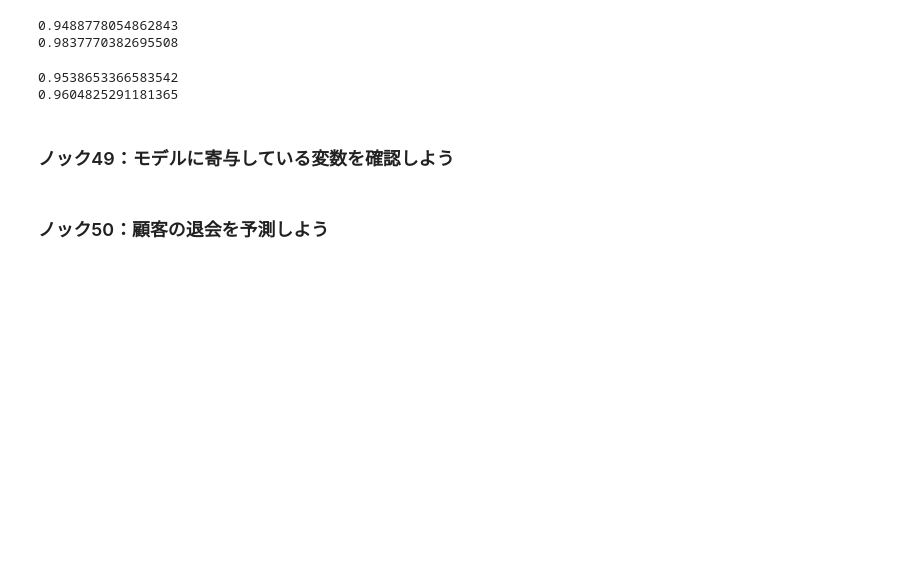
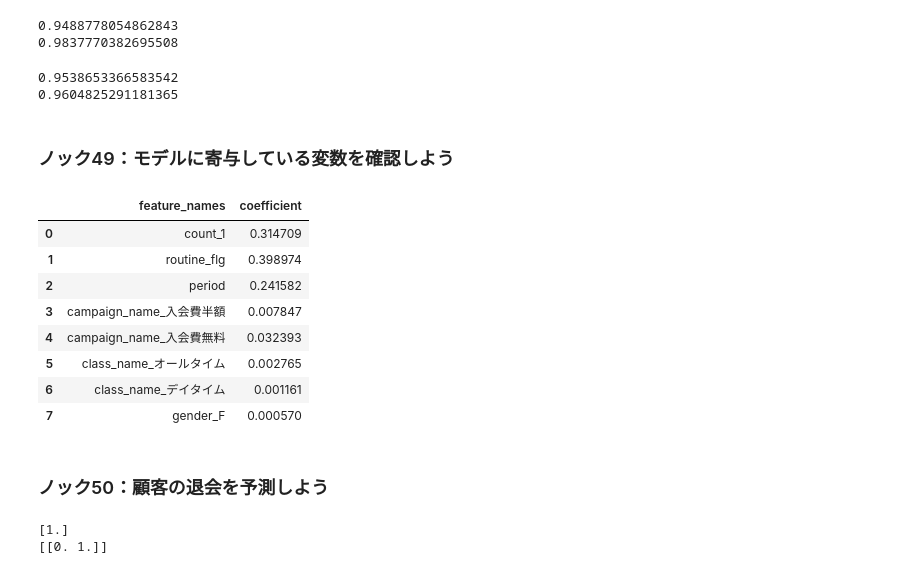
Before and after one commit to Rindrics/anlz100, a Jupyter notebook: chap5/chap5.ipynb, the cells around one changed output. Saved outputs shown, nothing was run; the diff lists cells and outputs as text; code cells hidden in the pictures; blank space fills up the shorter version.

Commit message:
Predict

```diff
--- a/chap5/chap5.ipynb
+++ b/chap5/chap5.ipynb
@@ -343,5 +343,18 @@ print(model.score(X_train, y_train))
 0.9604825291181365
 # %% [markdown]
 ### ノック49：モデルに寄与している変数を確認しよう
+# %%
+importance = pd.DataFrame({'feature_names':X.columns, 'coefficient':model.feature_importances_})
+importance
+# %% [output]
+|  | feature_names | coefficient |
+| 0 | count_1 | 0.314709 |
+| 1 | routine_flg | 0.398974 |
+| 2 | period | 0.241582 |
+| 3 | campaign_name_入会費半額 | 0.007847 |
+| 4 | campaign_name_入会費無料 | 0.032393 |
+| 5 | class_name_オールタイム | 0.002765 |
+| 6 | class_name_デイタイム | 0.001161 |
+| 7 | gender_F | 0.000570 |
 # %% [markdown]
 ### ノック50：顧客の退会を予測しよう
@@ -347,0 +392,6 @@ print(model.score(X_train, y_train))
+# %%
+print(model.predict([input_data]))
+print(model.predict_proba([input_data]))
+# %% [output]
+[1.]
+[[0. 1.]]
```
Also changed, not shown: parts of 2 cells of this notebook.
